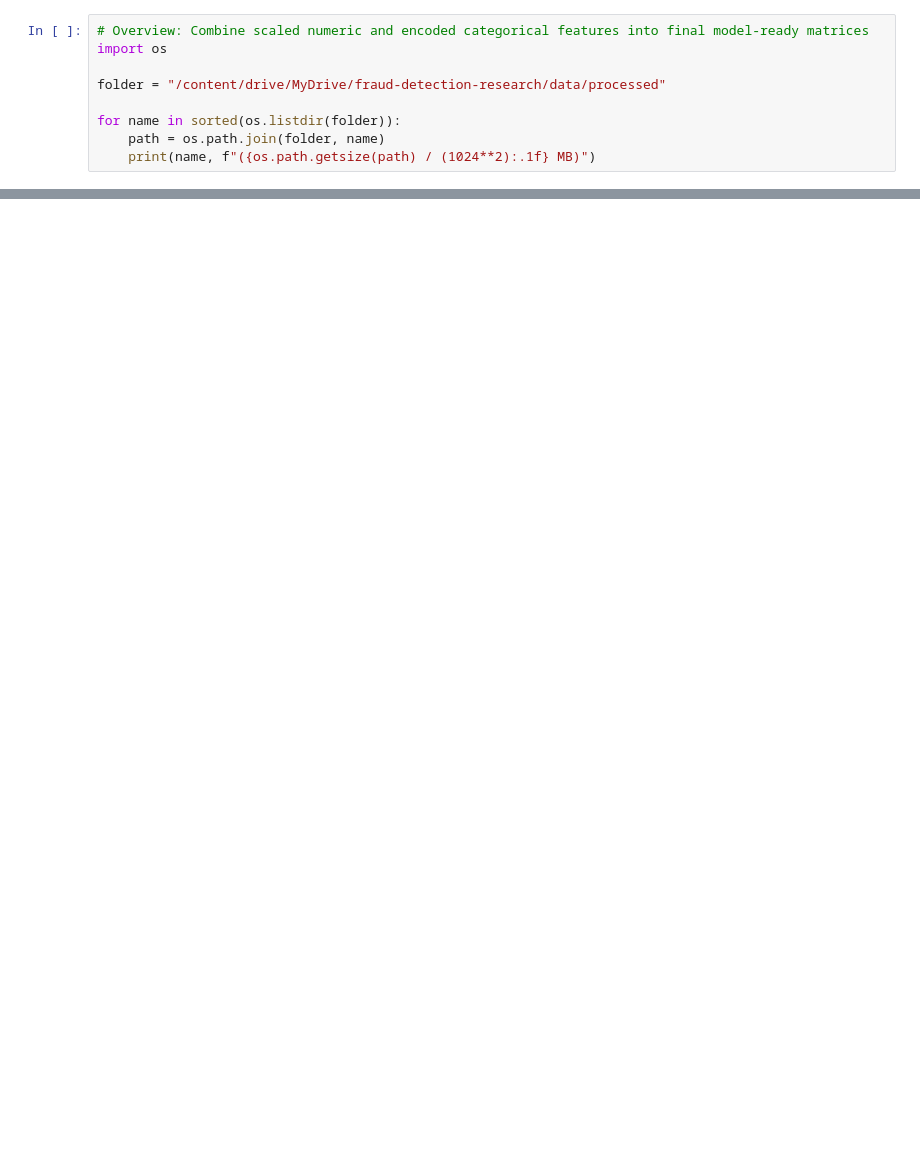
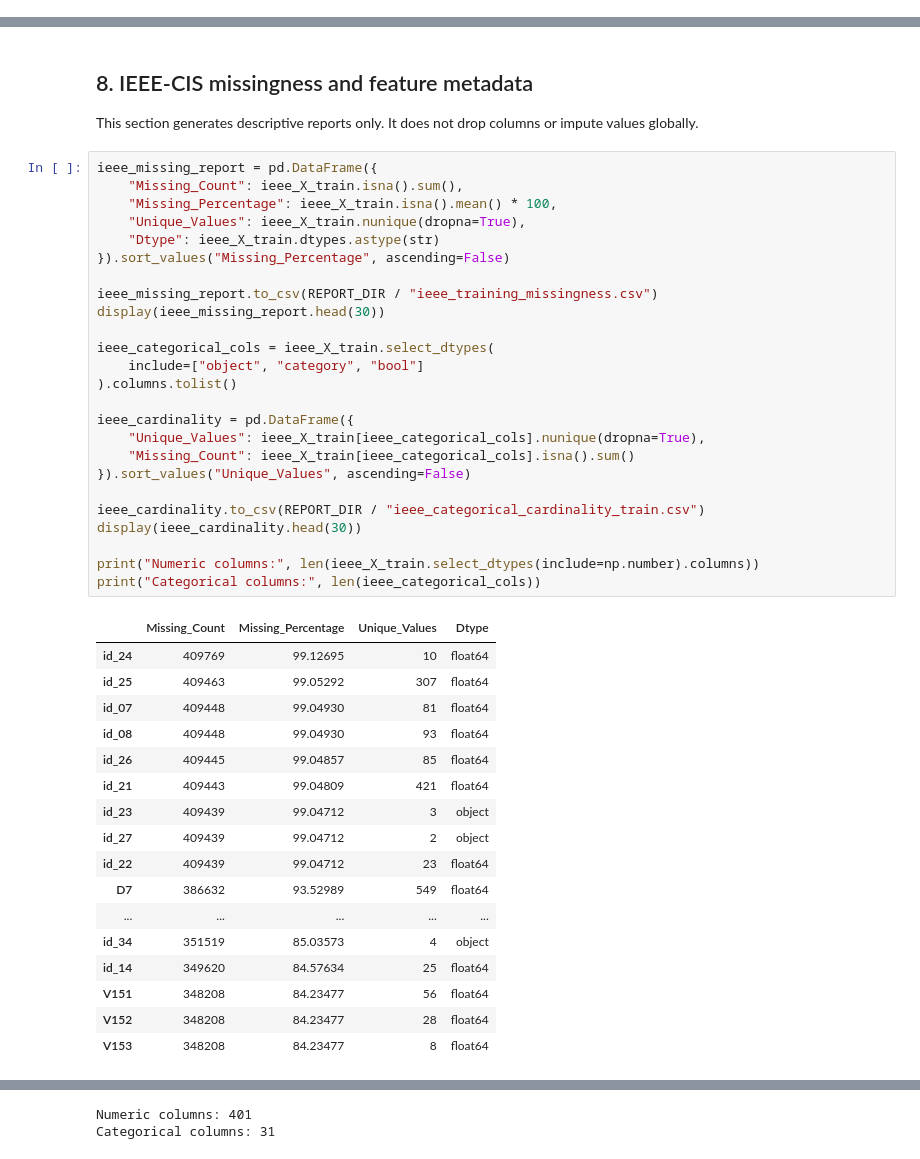
Before and after one commit to chawlaniharika23/Fraud_Detection_Research, a Jupyter notebook: notebooks/02_data_preprocessing_and_feature_engineering.ipynb, the cells around one changed output, grey strips where cells are left out. Saved outputs shown, nothing was run; the diff lists cells and outputs as text; blank space fills up the shorter version.

```diff
--- a/notebooks/02_data_preprocessing_and_feature_engineering.ipynb
+++ b/notebooks/02_data_preprocessing_and_feature_engineering.ipynb
@@ -809,9 +2,0 @@ Missing values in training: 0
-# %%
-# Overview: Combine scaled numeric and encoded categorical features into final model-ready matrices
-import os
-
-folder = "/content/drive/MyDrive/fraud-detection-research/data/processed"
-
-for name in sorted(os.listdir(folder)):
-    path = os.path.join(folder, name)
-    print(name, f"({os.path.getsize(path) / (1024**2):.1f} MB)")
@@ -850,0 +346,47 @@ File size (MB): 1040.0
+# %% [markdown]
+## 8. IEEE-CIS missingness and feature metadata
+
+This section generates descriptive reports only. It does not drop columns or impute values globally.
+# %%
+ieee_missing_report = pd.DataFrame({
+    "Missing_Count": ieee_X_train.isna().sum(),
+    "Missing_Percentage": ieee_X_train.isna().mean() * 100,
+    "Unique_Values": ieee_X_train.nunique(dropna=True),
+    "Dtype": ieee_X_train.dtypes.astype(str)
+}).sort_values("Missing_Percentage", ascending=False)
+
+ieee_missing_report.to_csv(REPORT_DIR / "ieee_training_missingness.csv")
+display(ieee_missing_report.head(30))
+
+ieee_categorical_cols = ieee_X_train.select_dtypes(
+    include=["object", "category", "bool"]
+).columns.tolist()
+
+ieee_cardinality = pd.DataFrame({
+    "Unique_Values": ieee_X_train[ieee_categorical_cols].nunique(dropna=True),
+    "Missing_Count": ieee_X_train[ieee_categorical_cols].isna().sum()
+}).sort_values("Unique_Values", ascending=False)
+
+ieee_cardinality.to_csv(REPORT_DIR / "ieee_categorical_cardinality_train.csv")
+display(ieee_cardinality.head(30))
+
+print("Numeric columns:", len(ieee_X_train.select_dtypes(include=np.number).columns))
+print("Categorical columns:", len(ieee_categorical_cols))
+# %% [output]
+|  | Missing_Count | Missing_Percentage | Unique_Values | Dtype |
+| id_24 | 409769 | 99.12695 | 10 | float64 |
+| id_25 | 409463 | 99.05292 | 307 | float64 |
+| id_07 | 409448 | 99.04930 | 81 | float64 |
+| id_08 | 409448 | 99.04930 | 93 | float64 |
+| id_26 | 409445 | 99.04857 | 85 | float64 |
+| id_21 | 409443 | 99.04809 | 421 | float64 |
+| id_23 | 409439 | 99.04712 | 3 | object |
+| id_27 | 409439 | 99.04712 | 2 | object |
+| id_22 | 409439 | 99.04712 | 23 | float64 |
+| D7 | 386632 | 93.52989 | 549 | float64 |
+| ... | ... | ... | ... | ... |
+| id_34 | 351519 | 85.03573 | 4 | object |
+| id_14 | 349620 | 84.57634 | 25 | float64 |
+| V151 | 348208 | 84.23477 | 56 | float64 |
+| V152 | 348208 | 84.23477 | 28 | float64 |
+| V153 | 348208 | 84.23477 | 8 | float64 |
@@ -850,0 +410,2 @@ File size (MB): 1040.0
+Numeric columns: 401
+Categorical columns: 31
```
Also changed, not shown: parts of 72 cells of this notebook.
